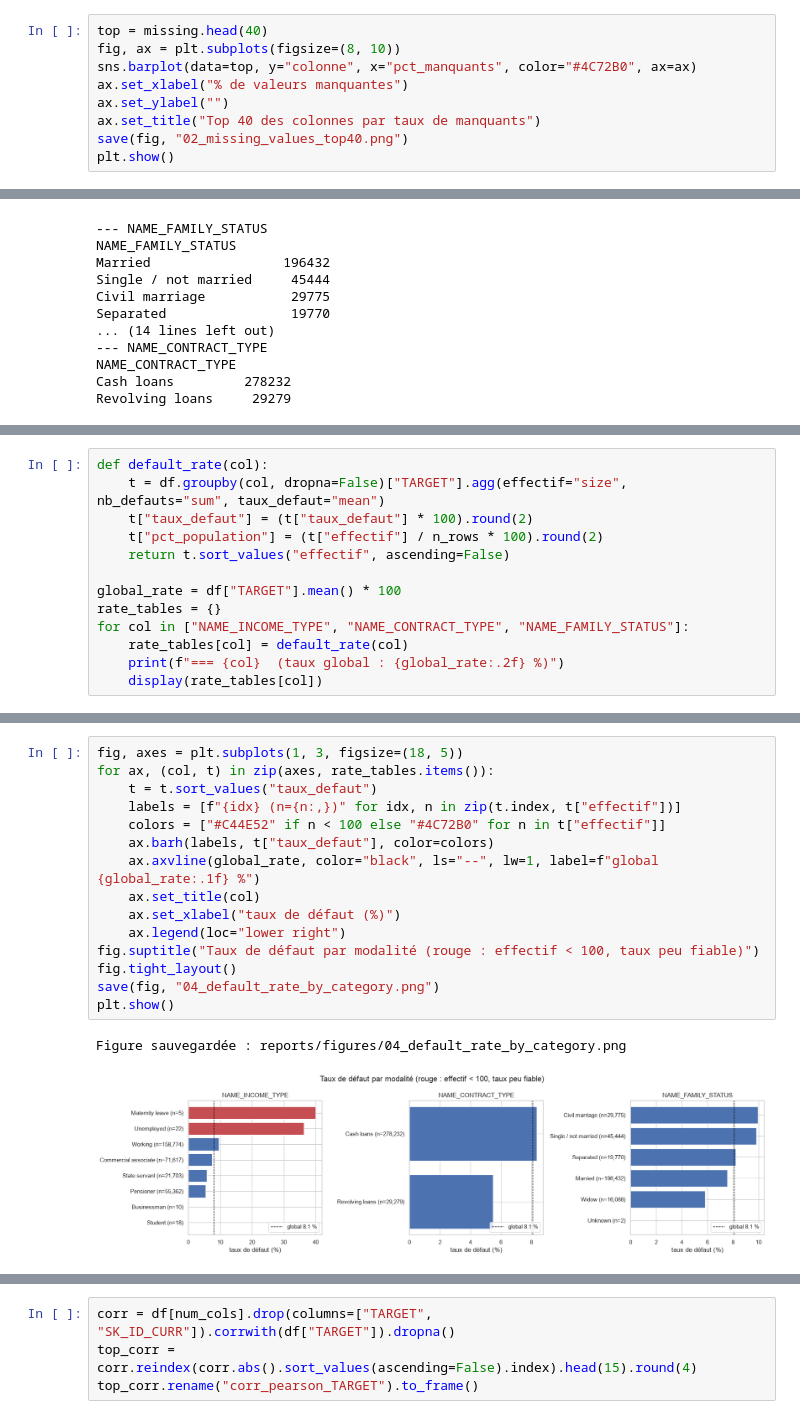
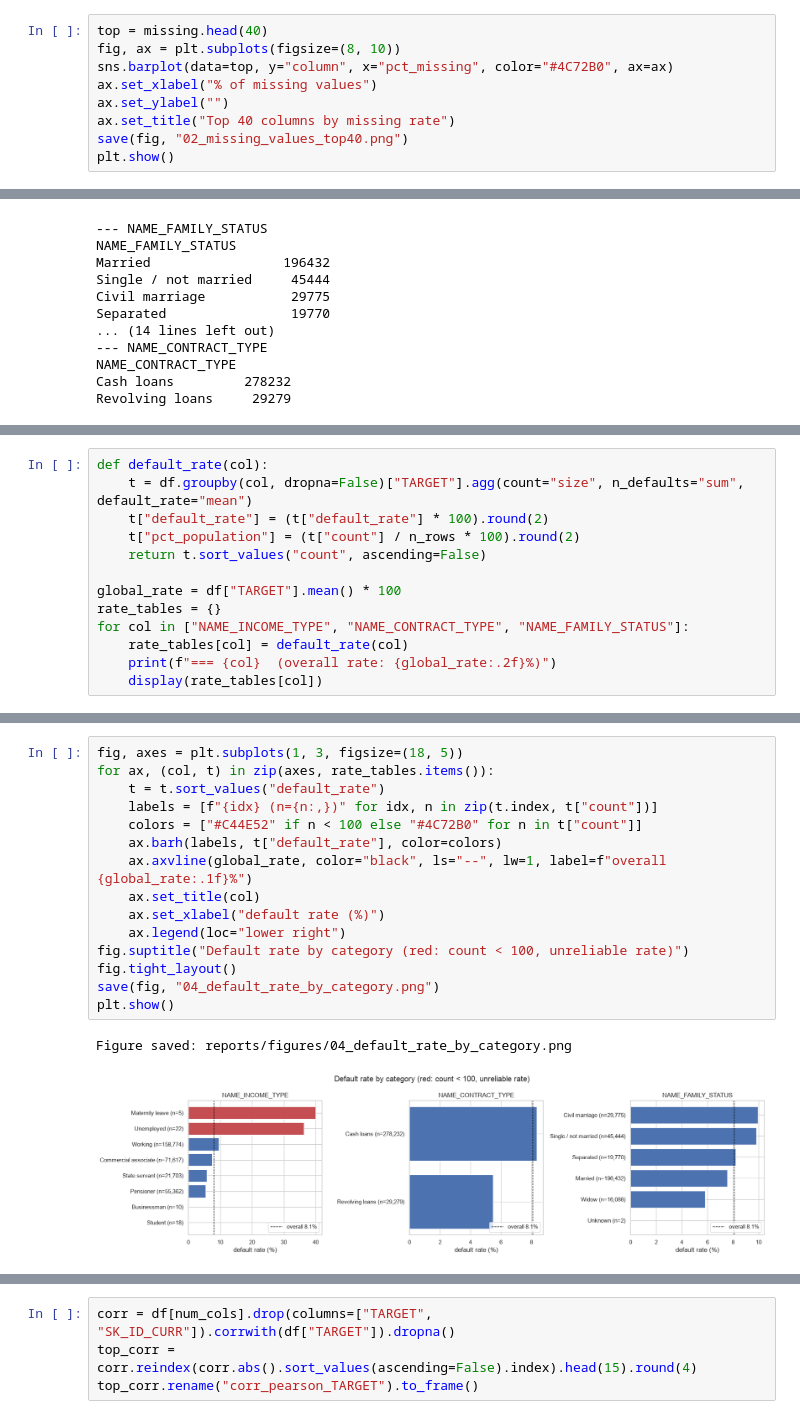
Before and after one commit to racha-cbn/Noria, a Jupyter notebook: notebooks/01_eda_application.ipynb, the cells around one changed output, grey strips where cells are left out. Drawn from its saved outputs; the diff is of its cells as text.

```diff
--- a/notebooks/01_eda_application.ipynb
+++ b/notebooks/01_eda_application.ipynb
@@ -148,10 +148,10 @@ Cellules manquantes au total : 24.40 %
 # %%
 top = missing.head(40)
 fig, ax = plt.subplots(figsize=(8, 10))
-sns.barplot(data=top, y="colonne", x="pct_manquants", color="#4C72B0", ax=ax)
-ax.set_xlabel("% de valeurs manquantes")
+sns.barplot(data=top, y="column", x="pct_missing", color="#4C72B0", ax=ax)
+ax.set_xlabel("% of missing values")
 ax.set_ylabel("")
-ax.set_title("Top 40 des colonnes par taux de manquants")
+ax.set_title("Top 40 columns by missing rate")
 save(fig, "02_missing_values_top40.png")
 plt.show()
 # %% [output]
@@ -388,14 +388,14 @@ Figure sauvegardée : reports/figures/03_days_employed_anomaly.png
 # %%
 def default_rate(col):
-    t = df.groupby(col, dropna=False)["TARGET"].agg(effectif="size", nb_defauts="sum", taux_defaut="mean")
-    t["taux_defaut"] = (t["taux_defaut"] * 100).round(2)
-    t["pct_population"] = (t["effectif"] / n_rows * 100).round(2)
-    return t.sort_values("effectif", ascending=False)
+    t = df.groupby(col, dropna=False)["TARGET"].agg(count="size", n_defaults="sum", default_rate="mean")
+    t["default_rate"] = (t["default_rate"] * 100).round(2)
+    t["pct_population"] = (t["count"] / n_rows * 100).round(2)
+    return t.sort_values("count", ascending=False)
 
 global_rate = df["TARGET"].mean() * 100
 rate_tables = {}
 for col in ["NAME_INCOME_TYPE", "NAME_CONTRACT_TYPE", "NAME_FAMILY_STATUS"]:
     rate_tables[col] = default_rate(col)
-    print(f"=== {col}  (taux global : {global_rate:.2f} %)")
+    print(f"=== {col}  (overall rate: {global_rate:.2f}%)")
     display(rate_tables[col])
 # %% [output]
@@ -427,19 +427,19 @@ for col in ["NAME_INCOME_TYPE", "NAME_CONTRACT_TYPE", "NAME_FAMILY_STATUS"]:
 # %%
 fig, axes = plt.subplots(1, 3, figsize=(18, 5))
 for ax, (col, t) in zip(axes, rate_tables.items()):
-    t = t.sort_values("taux_defaut")
-    labels = [f"{idx} (n={n:,})" for idx, n in zip(t.index, t["effectif"])]
-    colors = ["#C44E52" if n < 100 else "#4C72B0" for n in t["effectif"]]
-    ax.barh(labels, t["taux_defaut"], color=colors)
-    ax.axvline(global_rate, color="black", ls="--", lw=1, label=f"global {global_rate:.1f} %")
+    t = t.sort_values("default_rate")
+    labels = [f"{idx} (n={n:,})" for idx, n in zip(t.index, t["count"])]
+    colors = ["#C44E52" if n < 100 else "#4C72B0" for n in t["count"]]
+    ax.barh(labels, t["default_rate"], color=colors)
+    ax.axvline(global_rate, color="black", ls="--", lw=1, label=f"overall {global_rate:.1f}%")
     ax.set_title(col)
-    ax.set_xlabel("taux de défaut (%)")
+    ax.set_xlabel("default rate (%)")
     ax.legend(loc="lower right")
-fig.suptitle("Taux de défaut par modalité (rouge : effectif < 100, taux peu fiable)")
+fig.suptitle("Default rate by category (red: count < 100, unreliable rate)")
 fig.tight_layout()
 save(fig, "04_default_rate_by_category.png")
 plt.show()
 # %% [output]
-Figure sauvegardée : reports/figures/04_default_rate_by_category.png
+Figure saved: reports/figures/04_default_rate_by_category.png
-[figure, old version]
+[figure, new version]
 # %% [markdown]
```
Also changed, not shown: parts of 38 cells of this notebook, 10 other files.
